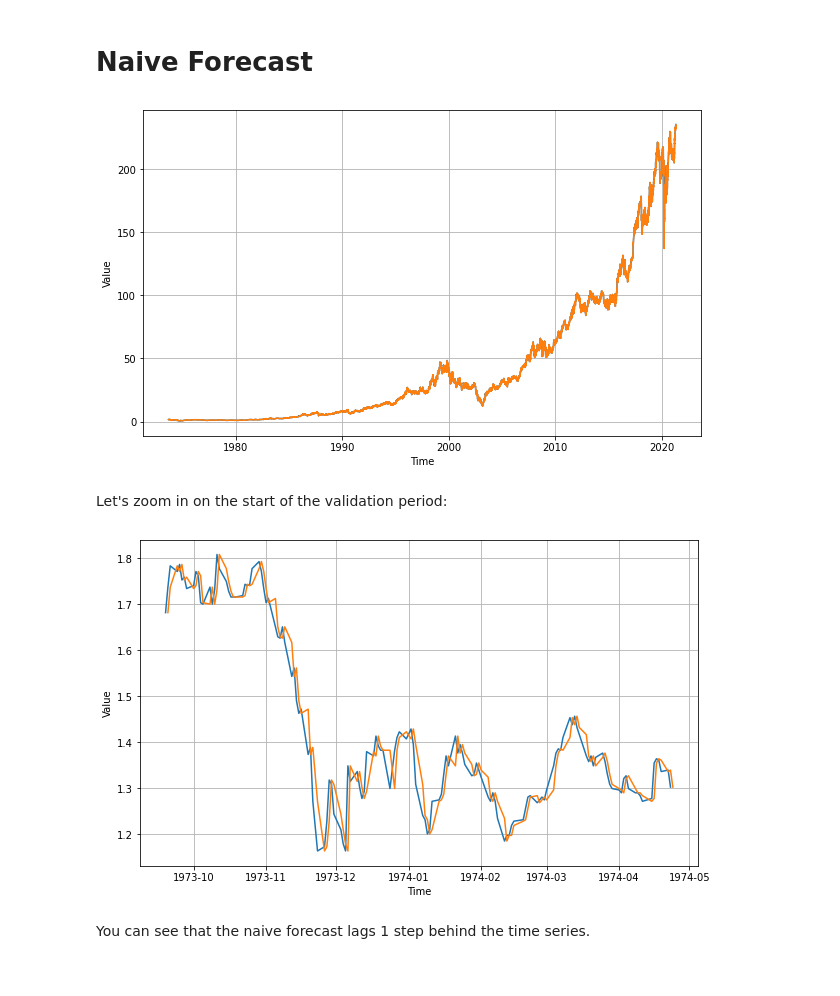
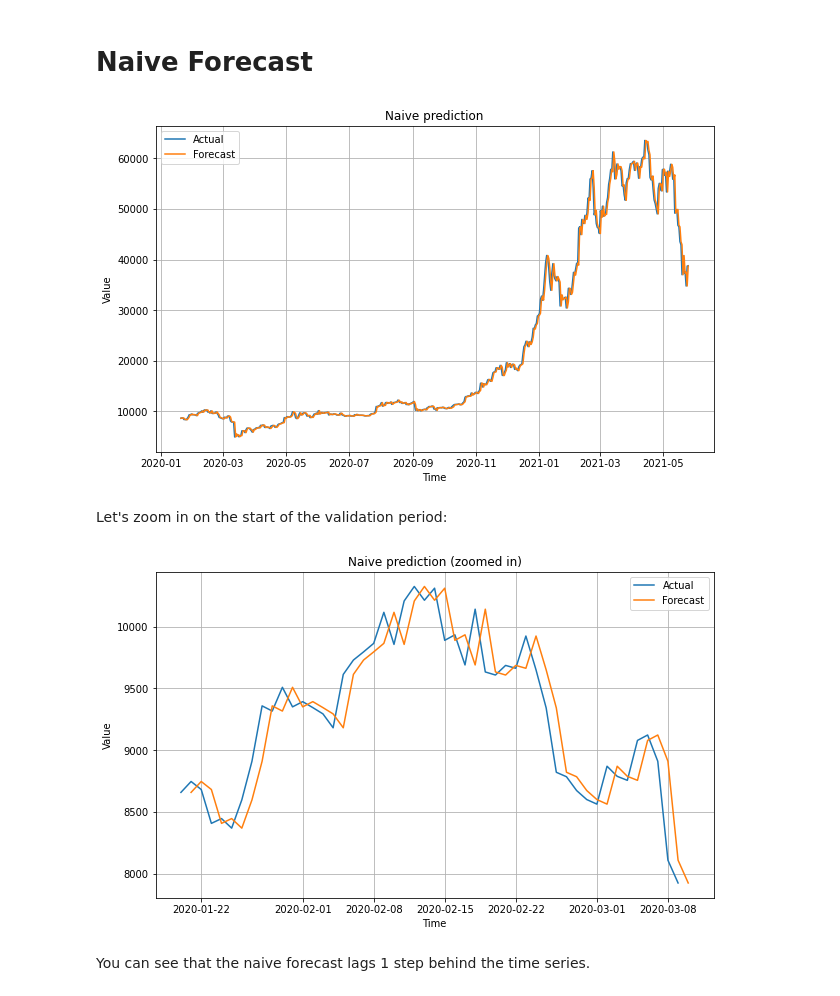
Before and after one commit to lazysasha/assets-price-prediction, a Jupyter notebook: naive/basic_course_draft.ipynb, the cells around one changed output. Saved outputs shown, nothing was run; the diff lists cells and outputs as text; code cells hidden in the pictures.

```diff
--- a/naive/basic_course_draft.ipynb
+++ b/naive/basic_course_draft.ipynb
@@ -20,23 +10,24 @@ import csv
 from datetime import datetime, timedelta
 import numpy as np
 import matplotlib.pyplot as plt
-import tensorflow as tf
 from tensorflow import keras
 
-def plot_series(time, series, format="-", start=0, end=None):
+def plot_series(time, series, format="-", start=0, end=None, title="Asset price history", legend=[]):
     plt.plot(time[start:end], series[start:end], format)
+    plt.title(title)
     plt.xlabel("Time")
     plt.ylabel("Value")
+    plt.legend(legend)
     plt.grid(True)
+#
+# def plot_series_all(time, data, title='Asset price', xlabel='year', ylabel='price'):
+#     plt.plot(time, data)
+#     plt.title(title, fontsize=20)
+#     plt.xlabel(xlabel, fontsize=15)
+#     plt.ylabel(ylabel, fontsize=15)
+#     plt.show()
 
-def plot_series_all(time, data, title='Bitcoin price', xlabel='year', ylabel='price'):
-    plt.plot(time, data)
-    plt.title(title, fontsize=20)
-    plt.xlabel(xlabel, fontsize=15)
-    plt.ylabel(ylabel, fontsize=15)
-    plt.show()
-
-def read_data(filepath='../data/MCD-USD.csv'):
+def read_data(filepath='../data/BTC-USD.csv'):
     DATE_FORMAT = "%Y-%m-%d"
     time_step = []
     prices = []
@@ -49,9 +40,6 @@ def read_data(filepath='../data/MCD-USD.csv'):
                 prices.append(float(row[4]))
     return np.array(time_step), np.array(prices)
 
-
-
-
 # time = np.arange(4 * 365 + 1, dtype="float32")
 time, series = read_data()
 
@@ -65,14 +53,17 @@ Now that we have the time series, let's split it so we can start forecasting
 # %%
-split_time = 1790
+split_time = int(len(time) * 0.8)
 time_train = time[:split_time]
 x_train = series[:split_time]
 time_valid = time[split_time:]
 x_valid = series[split_time:]
+
+# Plot training data:
 plt.figure(figsize=(10, 6))
-plot_series(time_train, x_train)
+plot_series(time_train, x_train, title="Training set")
 plt.show()
 
+# Plot validation data
 plt.figure(figsize=(10, 6))
-plot_series(time_valid, x_valid)
+plot_series(time_valid, x_valid, title="Validation set")
 plt.show()
 # %% [output]
@@ -85,17 +76,17 @@ naive_forecast = series[split_time - 1:-1]
 # %%
 plt.figure(figsize=(10, 6))
 plot_series(time_valid, x_valid)
-plot_series(time_valid, naive_forecast)
+plot_series(time_valid, naive_forecast, title="Naive prediction", legend=["Actual", "Forecast"])
 # %% [output]
-[figure, old version]
+[figure, new version]
 # %% [markdown]
 Let's zoom in on the start of the validation period:
 # %%
 plt.figure(figsize=(10, 6))
-plot_series(time_valid, x_valid, start=0, end=150)
-plot_series(time_valid, naive_forecast, start=1, end=151)
+plot_series(time_valid, x_valid, start=0, end=50)
+plot_series(time_valid, naive_forecast, start=1, end=51, title="Naive prediction (zoomed in)", legend=["Actual", "Forecast"])
 # %% [output]
-[figure, old version]
+[figure, new version]
 # %% [markdown]
 You can see that the naive forecast lags 1 step behind the time series.
 # %% [markdown]
```
Also changed, not shown: parts of 13 cells of this notebook, 7 other files.
